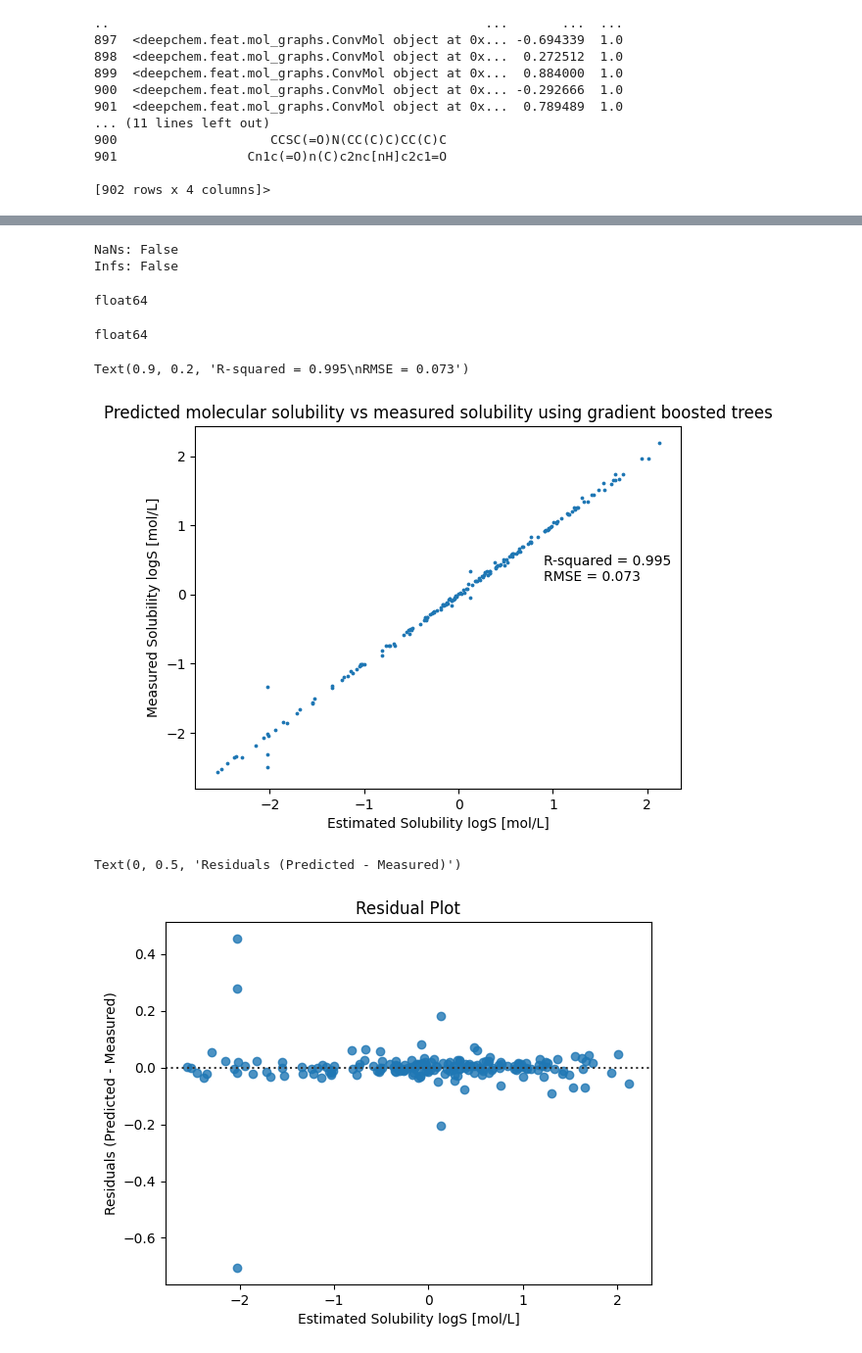
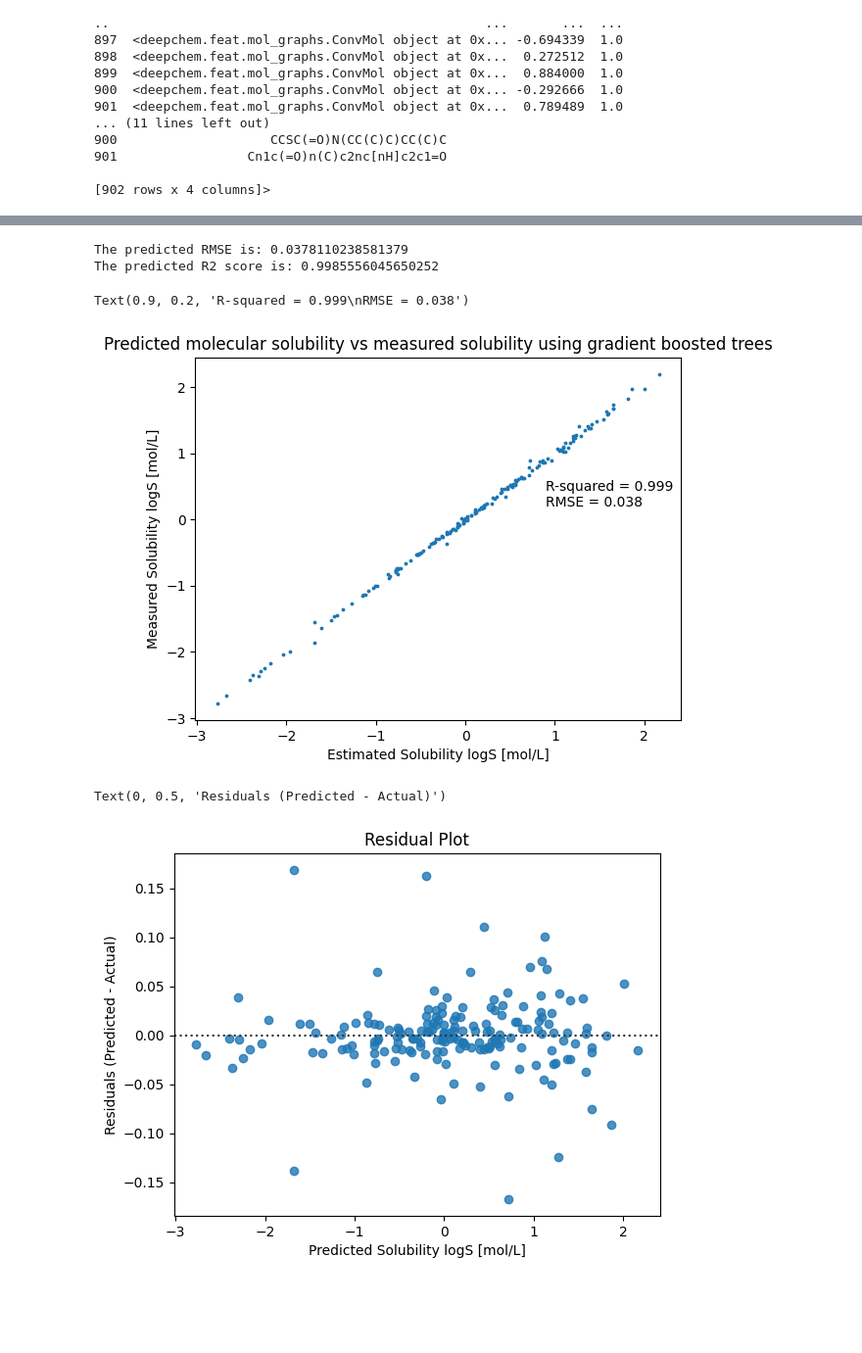
Before and after one commit to JosephWGLee/qsar-lite, a Jupyter notebook: notebooks/GBP.ipynb, the cells around one changed output, grey strips where cells are left out. Shown: that part at 98% size. Drawn from its saved outputs; the diff is of its cells as text; code cells hidden in the pictures; blank space fills up the shorter version.

```diff
--- a/notebooks/GBP.ipynb
+++ b/notebooks/GBP.ipynb
@@ -58,4 +58,5 @@ from rdkit import Chem
 featurizer = dc.feat.CircularFingerprint(size=2048, radius=4)
 X = featurizer.featurize(train_dataframe["ids"])
 y = train_dataframe["y"] #Solubility
+smiles = train_dataframe["ids"]
 # %% [output]
@@ -81,7 +82,7 @@ y = train_dataframe["y"] #Solubility
 
 from sklearn.model_selection import train_test_split
 seed = random.seed(400)
-X_train, X_test, y_train, y_test = train_test_split(X, y, test_size=0.2, random_state=seed)
+X_train, X_test, y_train, y_test, smiles_train, smiles_test = train_test_split(X, y, smiles, test_size=0.2, random_state=seed)
 # %%
 #Train the model
 
@@ -193,23 +137,46 @@ Infs: False
-# %%
-print("NaNs:", np.isnan(np.array(predicted_solubility)).any())
-print("Infs:", np.isinf(np.array(predicted_solubility)).any())
-# %% [output]
-NaNs: False
-Infs: False
-# %%
-print(y_test.dtype)
-# %% [output]
-float64
-# %%
-print(predicted_solubility.dtype)
-# %% [output]
-float64
+# %%
+#Creating dataframes
+
+test_data = {"Predicted Solubility logS [mol/L]" : test_regression.predict(X_test),
+             "Actual Solubility logS [mol/L]" : y_test,
+             "SMILES" : smiles_test
+            }
+
+test_data["Residuals"] = test_data["Predicted Solubility logS [mol/L]"] - test_data["Actual Solubility logS [mol/L]"]
+test_dataframe = pd.DataFrame(data=test_data)
+
+train_data = {"Predicted Solubility logS [mol/L]" : reg.predict(X_train),
+              "Actual Solubility logS [mol/L]" : y_train,
+              "SMILES" : smiles_train
+             }
+
+train_data["Residuals"] = train_data["Predicted Solubility logS [mol/L]"] - train_data["Actual Solubility logS [mol/L]"]
+train_dataframe = pd.DataFrame(data=train_data)
+# %%
+#Calculating Scores
+
+from sklearn import metrics
+from sklearn.metrics import root_mean_squared_error
+from sklearn.metrics import r2_score
+
+predicted_RMSE = root_mean_squared_error(test_dataframe["Predicted Solubility logS [mol/L]"], test_dataframe["Actual Solubility logS [mol/L]"])
+predicted_r2_score = r2_score(test_dataframe["Predicted Solubility logS [mol/L]"], test_dataframe["Actual Solubility logS [mol/L]"])
+print(f"The predicted RMSE is: {predicted_RMSE}")
+print(f"The predicted R2 score is: {predicted_r2_score}")
+# %% [output]
+The predicted RMSE is: 0.0378110238581379
+The predicted R2 score is: 0.9985556045650252
 # %%
-plt.scatter(np.array(predicted_solubility), y_test, s=3) #x, y
+#Scatter graph
+
+import matplotlib.pyplot as plt
+import numpy as np
+
+plt.scatter(test_dataframe["Predicted Solubility logS [mol/L]"], test_dataframe["Actual Solubility logS [mol/L]"], s=3) #x, y
 plt.title("Predicted molecular solubility vs measured solubility using gradient boosted trees")
 plt.xlabel("Estimated Solubility logS [mol/L]")
 plt.ylabel("Measured Solubility logS [mol/L]")
 plt.text(0.9, 0.2, 'R-squared = %.3f\nRMSE = %.3f' % (predicted_r2_score, predicted_RMSE))
 # %% [output]
-Text(0.9, 0.2, 'R-squared = 0.995\nRMSE = 0.073')
+Text(0.9, 0.2, 'R-squared = 0.999\nRMSE = 0.038')
-[figure, old version]
+[figure, new version]
@@ -227,8 +183,12 @@ residual_df["Residuals"] = residual_df["Estimated Solubility logS [mol/L]"] - re
 # %%
-sns.residplot(x="Estimated Solubility logS [mol/L]", y="Residuals", data=residual_df)
+#Residual Plot
+
+import seaborn as sns
+
+sns.residplot(x=test_dataframe["Predicted Solubility logS [mol/L]"], y=test_dataframe["Residuals"])
 plt.title("Residual Plot")
-plt.xlabel("Estimated Solubility logS [mol/L]")
-plt.ylabel("Residuals (Predicted - Measured)")
+plt.xlabel("Predicted Solubility logS [mol/L]")
+plt.ylabel("Residuals (Predicted - Actual)")
 # %% [output]
-Text(0, 0.5, 'Residuals (Predicted - Measured)')
+Text(0, 0.5, 'Residuals (Predicted - Actual)')
-[figure, old version]
+[figure, new version]
```
Also changed, not shown: parts of 27 cells of this notebook.
